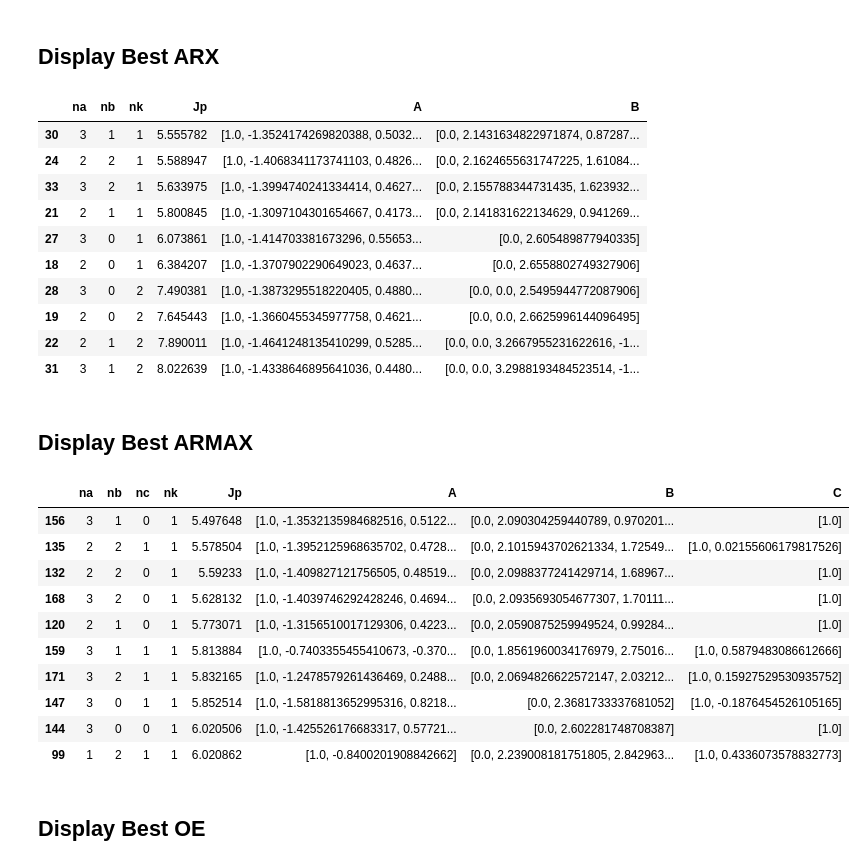
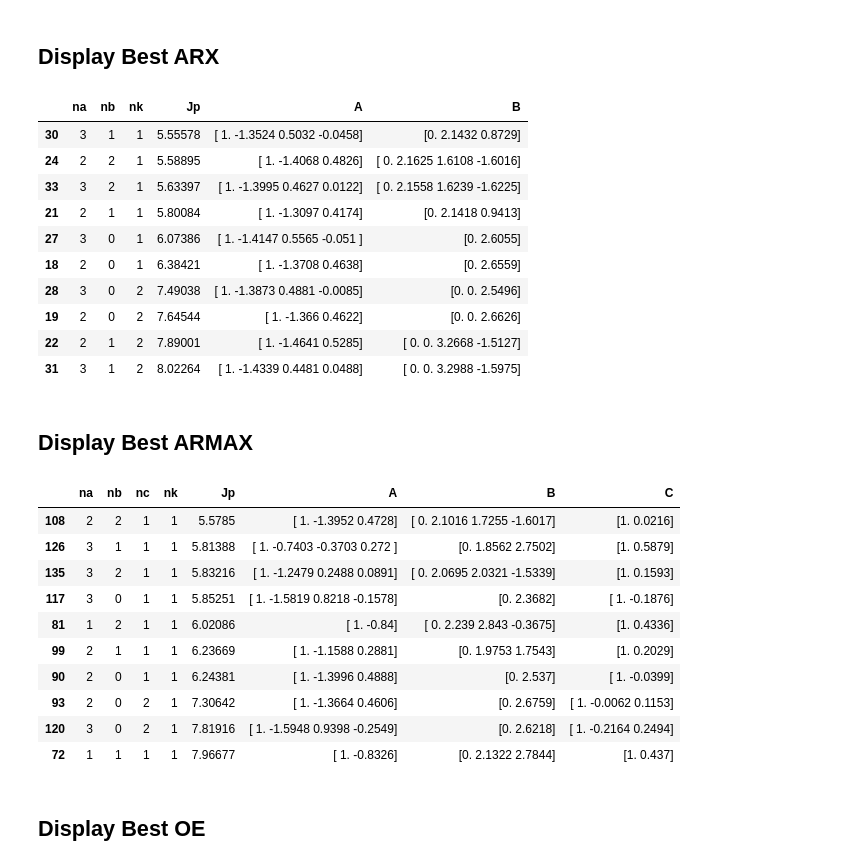
Before and after one commit to GuiBeal/system-identification, a Jupyter notebook: Python/main.ipynb, the cells around one changed output. Drawn from its saved outputs; the diff is of its cells as text; code cells hidden in the pictures.

```diff
--- a/Python/main.ipynb
+++ b/Python/main.ipynb
@@ -158,12 +170,10 @@ from functions import armax
 
 na_range = range(0, 3 + 1)
 nb_range = range(0, 2 + 1)
-nc_range = range(0, 3 + 1)
+nc_range = range(1, 3 + 1)
 nk_range = range(1, 3 + 1)
 
 models_armax = armax(u_i, y_i, u_v, y_v, na_range, nb_range, nc_range, nk_range)
-
-models = pd.concat([models, models_armax], ignore_index=True)
 # %% [markdown]
 # Output Error
 
@@ -221,6 +247,10 @@ models = pd.concat([models, models_bj], ignore_index=True)
 # %% [markdown]
 # Results
 # %%
-print('Number of models:', len(models.loc[models.B.notnull()]))
-print('Number of fails: ', len(models.loc[models.B.isnull()]))
+from functions import models_frame
+
+models = pd.concat([models_frame(), models_arx, models_armax, models_oe, models_bj], ignore_index=True)
+
+print('Successful models:', len(models.loc[models.B.notnull()]))
+print('Failed models:    ', len(models.loc[models.B.isnull()]))
 # %% [output]
@@ -278,35 +400,37 @@ for i, (index, model) in enumerate(models.iterrows()):
 # %% [markdown]
 ## Display Best ARX
 # %%
-display(models.loc[models.model == 'arx'][['na','nb','nk','Jp','A','B',]].head(10))
+with pd.option_context('display.precision', 5):
+  display(models_disp.loc[models_disp.model == 'arx'][['na', 'nb', 'nk', 'Jp', 'A', 'B',]].head(10))
 # %% [output]
 |  | na | nb | nk | Jp | A | B |
-| 30 | 3 | 1 | 1 | 5.555782 | [1.0, -1.3524174269820388, 0.5032... | [0.0, 2.1431634822971874, 0.87287... |
-| 24 | 2 | 2 | 1 | 5.588947 | [1.0, -1.4068341173741103, 0.4826... | [0.0, 2.1624655631747225, 1.61084... |
-| 33 | 3 | 2 | 1 | 5.633975 | [1.0, -1.3994740241334414, 0.4627... | [0.0, 2.155788344731435, 1.623932... |
-| 21 | 2 | 1 | 1 | 5.800845 | [1.0, -1.3097104301654667, 0.4173... | [0.0, 2.141831622134629, 0.941269... |
-| 27 | 3 | 0 | 1 | 6.073861 | [1.0, -1.414703381673296, 0.55653... | [0.0, 2.605489877940335] |
-| 18 | 2 | 0 | 1 | 6.384207 | [1.0, -1.3707902290649023, 0.4637... | [0.0, 2.6558802749327906] |
-| 28 | 3 | 0 | 2 | 7.490381 | [1.0, -1.3873295518220405, 0.4880... | [0.0, 0.0, 2.5495944772087906] |
-| 19 | 2 | 0 | 2 | 7.645443 | [1.0, -1.3660455345977758, 0.4621... | [0.0, 0.0, 2.6625996144096495] |
-| 22 | 2 | 1 | 2 | 7.890011 | [1.0, -1.4641248135410299, 0.5285... | [0.0, 0.0, 3.2667955231622616, -1... |
-| 31 | 3 | 1 | 2 | 8.022639 | [1.0, -1.4338646895641036, 0.4480... | [0.0, 0.0, 3.2988193484523514, -1... |
+| 30 | 3 | 1 | 1 | 5.55578 | [ 1. -1.3524 0.5032 -0.0458] | [0. 2.1432 0.8729] |
+| 24 | 2 | 2 | 1 | 5.58895 | [ 1. -1.4068 0.4826] | [ 0. 2.1625 1.6108 -1.6016] |
+| 33 | 3 | 2 | 1 | 5.63397 | [ 1. -1.3995 0.4627 0.0122] | [ 0. 2.1558 1.6239 -1.6225] |
+| 21 | 2 | 1 | 1 | 5.80084 | [ 1. -1.3097 0.4174] | [0. 2.1418 0.9413] |
+| 27 | 3 | 0 | 1 | 6.07386 | [ 1. -1.4147 0.5565 -0.051 ] | [0. 2.6055] |
+| 18 | 2 | 0 | 1 | 6.38421 | [ 1. -1.3708 0.4638] | [0. 2.6559] |
+| 28 | 3 | 0 | 2 | 7.49038 | [ 1. -1.3873 0.4881 -0.0085] | [0. 0. 2.5496] |
+| 19 | 2 | 0 | 2 | 7.64544 | [ 1. -1.366 0.4622] | [0. 0. 2.6626] |
+| 22 | 2 | 1 | 2 | 7.89001 | [ 1. -1.4641 0.5285] | [ 0. 0. 3.2668 -1.5127] |
+| 31 | 3 | 1 | 2 | 8.02264 | [ 1. -1.4339 0.4481 0.0488] | [ 0. 0. 3.2988 -1.5975] |
 # %% [markdown]
 ## Display Best ARMAX
 # %%
-display(models.loc[models.model == 'armax'][['na','nb','nc','nk','Jp','A','B','C']].head(10))
+with pd.option_context('display.precision', 5):
+  display(models_disp.loc[models_disp.model == 'armax'][['na', 'nb', 'nc', 'nk', 'Jp', 'A', 'B', 'C']].head(10))
 # %% [output]
 |  | na | nb | nc | nk | Jp | A | B | C |
-| 156 | 3 | 1 | 0 | 1 | 5.497648 | [1.0, -1.3532135984682516, 0.5122... | [0.0, 2.090304259440789, 0.970201... | [1.0] |
-| 135 | 2 | 2 | 1 | 1 | 5.578504 | [1.0, -1.3952125968635702, 0.4728... | [0.0, 2.1015943702621334, 1.72549... | [1.0, 0.02155606179817526] |
-| 132 | 2 | 2 | 0 | 1 | 5.59233 | [1.0, -1.409827121756505, 0.48519... | [0.0, 2.0988377241429714, 1.68967... | [1.0] |
-| 168 | 3 | 2 | 0 | 1 | 5.628132 | [1.0, -1.4039746292428246, 0.4694... | [0.0, 2.0935693054677307, 1.70111... | [1.0] |
-| 120 | 2 | 1 | 0 | 1 | 5.773071 | [1.0, -1.3156510017129306, 0.4223... | [0.0, 2.0590875259949524, 0.99284... | [1.0] |
-| 159 | 3 | 1 | 1 | 1 | 5.813884 | [1.0, -0.7403355455410673, -0.370... | [0.0, 1.8561960034176979, 2.75016... | [1.0, 0.5879483086612666] |
-| 171 | 3 | 2 | 1 | 1 | 5.832165 | [1.0, -1.2478579261436469, 0.2488... | [0.0, 2.0694826622572147, 2.03212... | [1.0, 0.15927529530935752] |
-| 147 | 3 | 0 | 1 | 1 | 5.852514 | [1.0, -1.5818813652995316, 0.8218... | [0.0, 2.3681733337681052] | [1.0, -0.1876454526105165] |
-| 144 | 3 | 0 | 0 | 1 | 6.020506 | [1.0, -1.425526176683317, 0.57721... | [0.0, 2.602281748708387] | [1.0] |
-| 99 | 1 | 2 | 1 | 1 | 6.020862 | [1.0, -0.8400201908842662] | [0.0, 2.239008181751805, 2.842963... | [1.0, 0.4336073578832773] |
+| 108 | 2 | 2 | 1 | 1 | 5.5785 | [ 1. -1.3952 0.4728] | [ 0. 2.1016 1.7255 -1.6017] | [1. 0.0216] |
+| 126 | 3 | 1 | 1 | 1 | 5.81388 | [ 1. -0.7403 -0.3703 0.272 ] | [0. 1.8562 2.7502] | [1. 0.5879] |
+| 135 | 3 | 2 | 1 | 1 | 5.83216 | [ 1. -1.2479 0.2488 0.0891] | [ 0. 2.0695 2.0321 -1.5339] | [1. 0.1593] |
+| 117 | 3 | 0 | 1 | 1 | 5.85251 | [ 1. -1.5819 0.8218 -0.1578] | [0. 2.3682] | [ 1. -0.1876] |
+| 81 | 1 | 2 | 1 | 1 | 6.02086 | [ 1. -0.84] | [ 0. 2.239 2.843 -0.3675] | [1. 0.4336] |
+| 99 | 2 | 1 | 1 | 1 | 6.23669 | [ 1. -1.1588 0.2881] | [0. 1.9753 1.7543] | [1. 0.2029] |
+| 90 | 2 | 0 | 1 | 1 | 6.24381 | [ 1. -1.3996 0.4888] | [0. 2.537] | [ 1. -0.0399] |
+| 93 | 2 | 0 | 2 | 1 | 7.30642 | [ 1. -1.3664 0.4606] | [0. 2.6759] | [ 1. -0.0062 0.1153] |
+| 120 | 3 | 0 | 2 | 1 | 7.81916 | [ 1. -1.5948 0.9398 -0.2549] | [0. 2.6218] | [ 1. -0.2164 0.2494] |
+| 72 | 1 | 1 | 1 | 1 | 7.96677 | [ 1. -0.8326] | [0. 2.1322 2.7844] | [1. 0.437] |
 # %% [markdown]
 ## Display Best OE
 # %%
```
Also changed, not shown: parts of 20 cells of this notebook, 3 other files.
